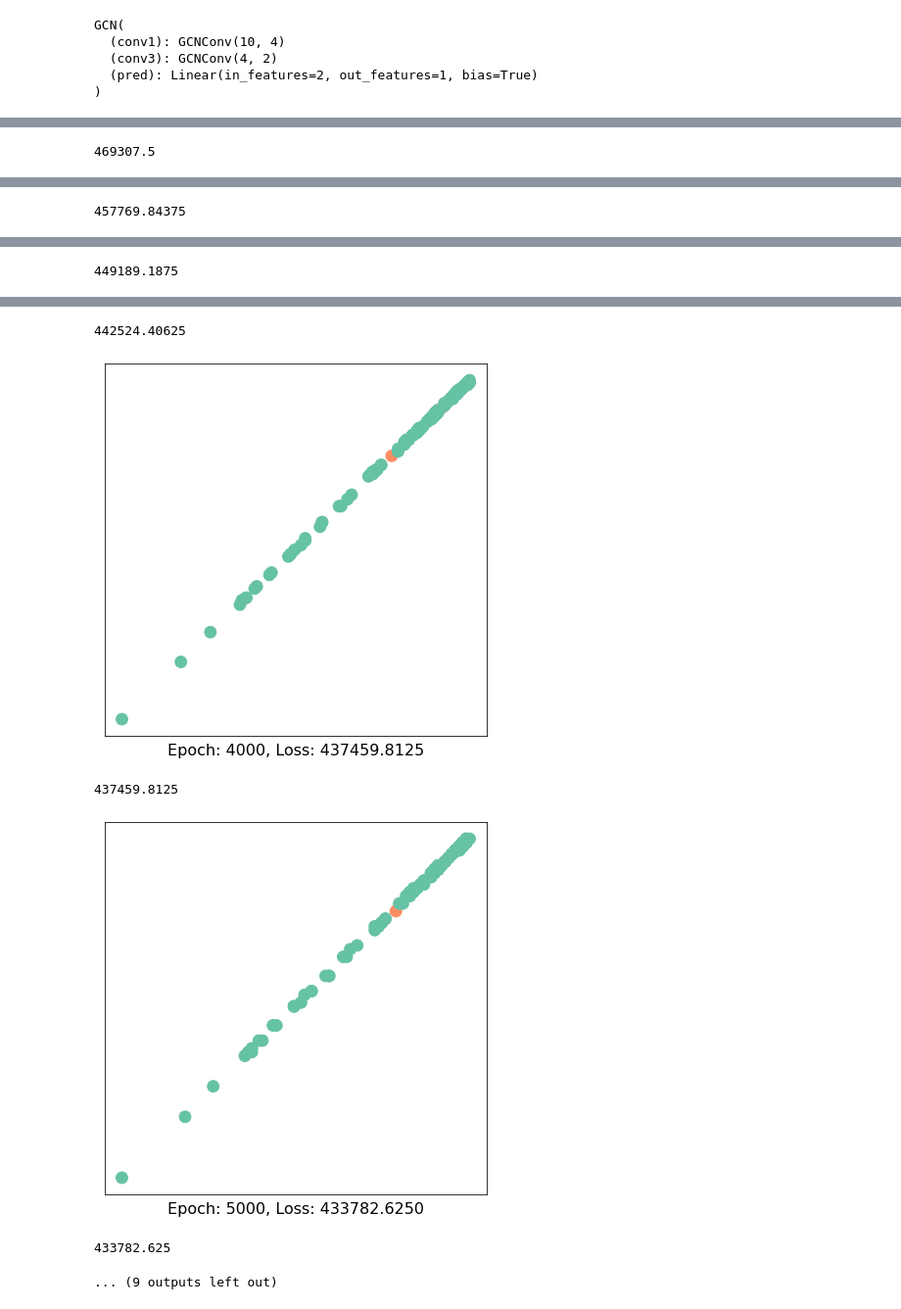
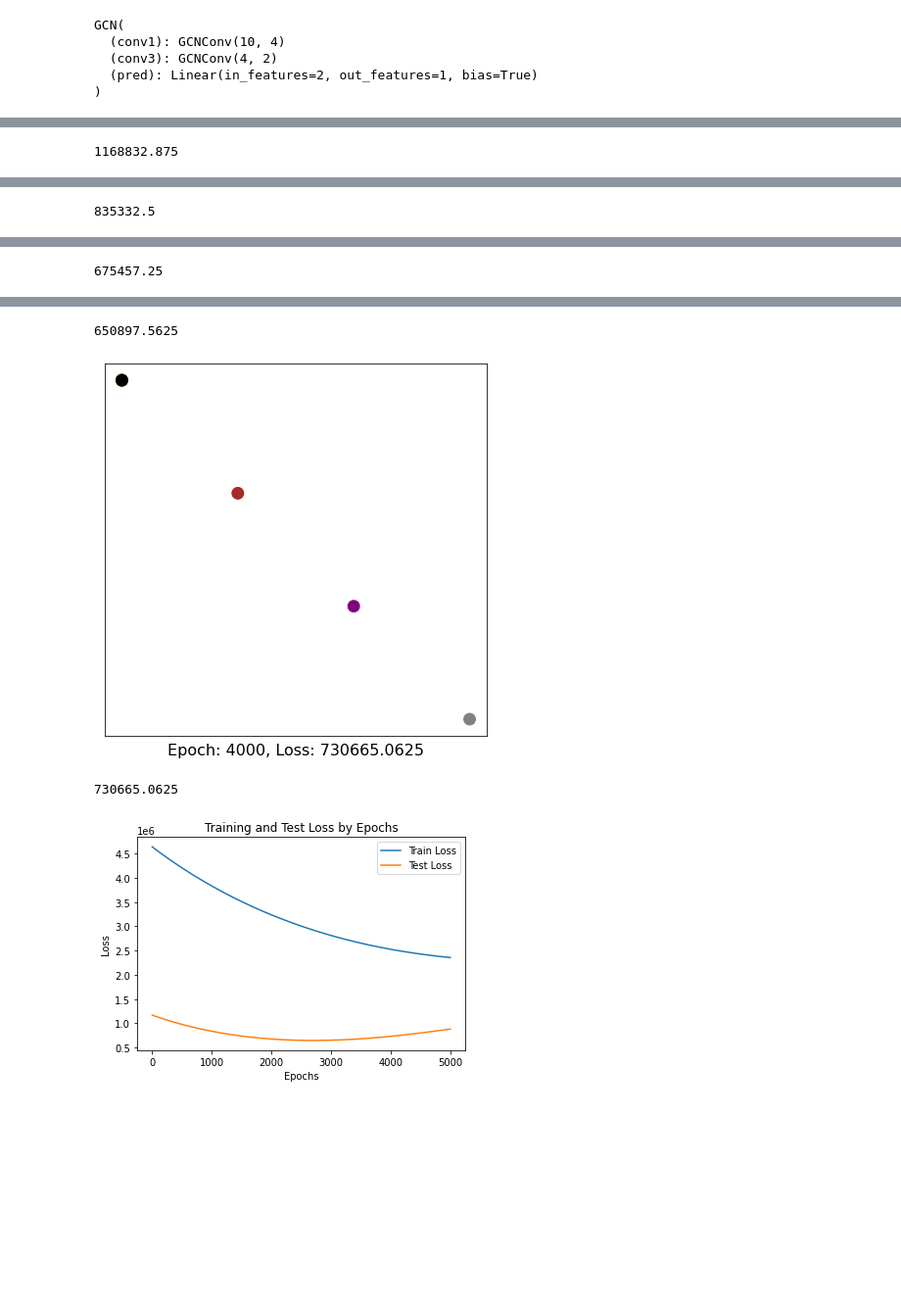
Before and after one commit to shakesy94/ev_adoption_ml, a Jupyter notebook: gcn.ipynb, the cells around one changed output, grey strips where cells are left out. Shown at 98% size. Saved outputs shown, nothing was run; the diff lists cells and outputs as text; code cells hidden in the pictures; blank space fills up the shorter version.

```diff
--- a/gcn.ipynb
+++ b/gcn.ipynb
@@ -160,26 +160,26 @@ GCN(
 # %%
-# # This one is for the small sample to avoid too many parameters
-# class GCN(torch.nn.Module):
-#     def __init__(self):
-#         super().__init__()
-#         torch.manual_seed(1234)
-#         self.conv1 = GCNConv(data.num_features, 4)
-#         self.conv3 = GCNConv(4, 2)
-#         self.pred = Linear(2, 1)
+# This one is for the small sample to avoid too many parameters
+class GCN(torch.nn.Module):
+    def __init__(self):
+        super().__init__()
+        torch.manual_seed(1234)
+        self.conv1 = GCNConv(data.num_features, 4)
+        self.conv3 = GCNConv(4, 2)
+        self.pred = Linear(2, 1)
 
-#     def forward(self, x, edge_index):
-#         h = self.conv1(x, edge_index)
-#         h = h.tanh()
-#         h = self.conv3(h, edge_index)
-#         h = h.tanh()  # Final GNN embedding space.
+    def forward(self, x, edge_index):
+        h = self.conv1(x, edge_index)
+        h = h.tanh()
+        h = self.conv3(h, edge_index)
+        h = h.tanh()  # Final GNN embedding space.
 
-#         # Apply a final (linear) classifier.
-#         out = self.pred(h)
+        # Apply a final (linear) classifier.
+        out = self.pred(h)
 
-#         return out, h
+        return out, h
 
-# model = GCN()
-# print(model)
+model = GCN()
+print(model)
 # %% [output]
 GCN(
   (conv1): GCNConv(10, 4)
@@ -191,7 +191,7 @@ GCN(
 model = GCN()
 
 criterion = torch.nn.MSELoss()  # Define loss criterion.
-optimizer = torch.optim.Adam(model.parameters(), lr=.01)  # Define optimizer.
+optimizer = torch.optim.Adam(model.parameters(), lr=0.1)  # Define optimizer.
 
 
 def train(data):
@@ -202,16 +202,16 @@ def train(data):
     train_loss.backward()  # Derive gradients. Only use train loss to update weights
     optimizer.step()  # Update parameters based on gradients.
     return train_loss, test_loss, h
-
+colors = ["red", "blue", "green", "yellow", "purple", "orange", "pink", "brown", "black", "grey"]
 train_loss_list = []
 test_loss_list = []
-for epoch in range(10000):
+for epoch in range(5000):
 
     train_loss, test_loss, h = train(data)
     train_loss_list.append(train_loss.item())
     test_loss_list.append(test_loss.item())
     if epoch % 1000 == 0:
-        visualize_embedding(h, color=data.y, epoch=epoch, loss=test_loss)
+        visualize_embedding(h, color=colors, epoch=epoch, loss=test_loss)
         print(test_loss.item())
         time.sleep(0.3)
 
@@ -239 +239 @@ plot_loss(train_loss_list, test_loss_list)
-469307.5
+1168832.875
@@ -241 +241 @@ plot_loss(train_loss_list, test_loss_list)
-457769.84375
+835332.5
@@ -243 +243 @@ plot_loss(train_loss_list, test_loss_list)
-449189.1875
+675457.25
@@ -245,6 +245,4 @@ plot_loss(train_loss_list, test_loss_list)
-442524.40625
+650897.5625
-[figure, old version]
+[figure, new version]
-437459.8125
+730665.0625
-[figure, old version]
+[figure, new version]
-433782.625
-... (9 outputs left out)
```
Also changed, not shown: parts of 6 cells of this notebook, 5 other files.
